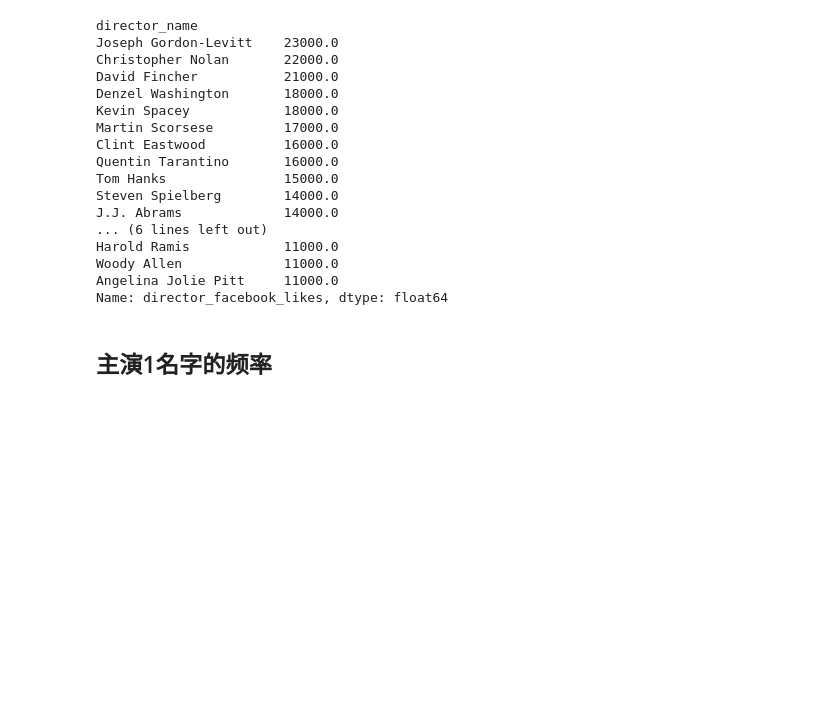
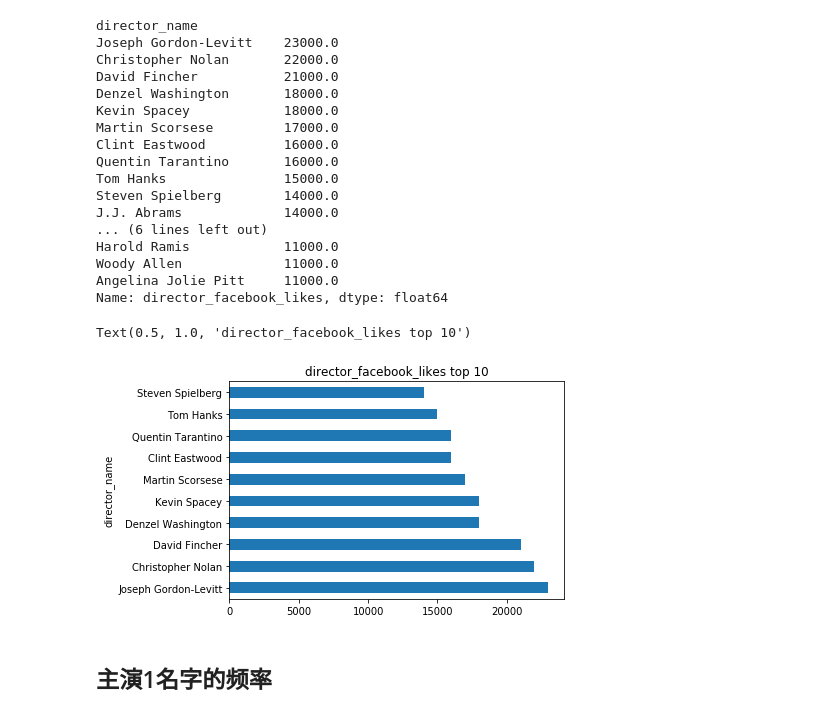
Before and after one commit to yuyi-7/Design-for-course, a Jupyter notebook: movie/movie.ipynb, the cells around one changed output. Saved outputs shown, nothing was run; the diff lists cells and outputs as text; code cells hidden in the pictures; blank space fills up the shorter version.

```diff
--- a/movie/movie.ipynb
+++ b/movie/movie.ipynb
@@ -302,6 +308,12 @@ Harold Ramis            11000.0
 Woody Allen             11000.0
 Angelina Jolie Pitt     11000.0
 Name: director_facebook_likes, dtype: float64
+# %%
+director_facebook_group.mean().sort_values(ascending=False).head(10).plot(kind='barh')
+plt.title('director_facebook_likes top 10')
+# %% [output]
+Text(0.5, 1.0, 'director_facebook_likes top 10')
+[figure, added]
 # %% [markdown]
 ## 主演1名字的频率
 # %%
```
Also changed, not shown: parts of 56 cells of this notebook.
